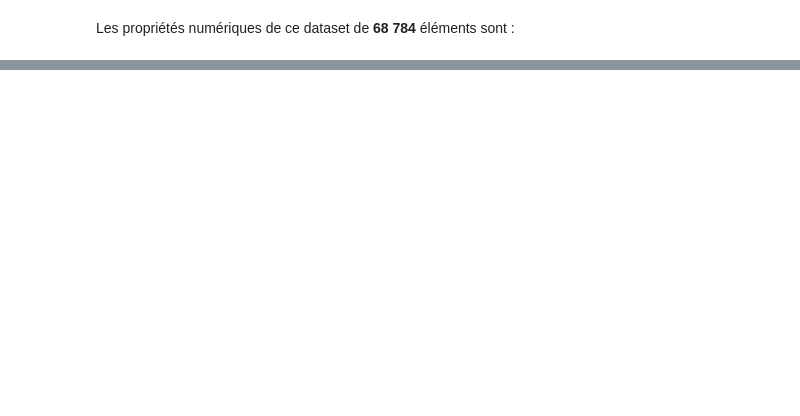
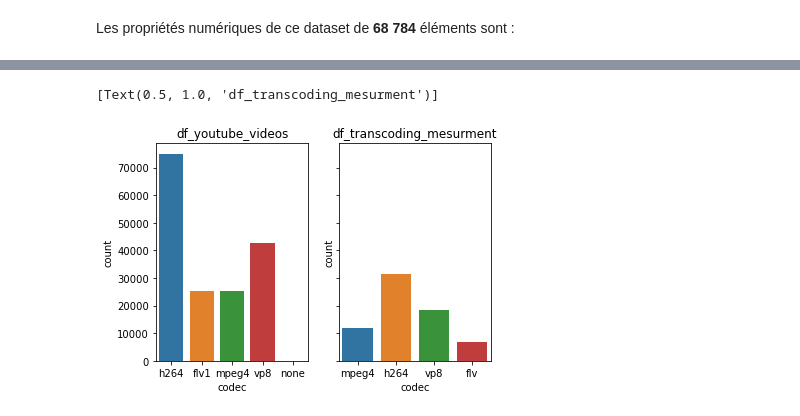
Before and after one commit to Anatole-Lapelerie/ESILV-S7-Python-for-Data-Analysis, a Jupyter notebook: main.ipynb, the cells around one changed output, grey strips where cells are left out. Cells and saved outputs as stored; diff of their text form; code cells hidden in the pictures; blank space fills up the shorter version.

```diff
--- a/main.ipynb
+++ b/main.ipynb
@@ -96,0 +144,7 @@ df_transcoding_mesurment.describe()
+# %%
+fig, axes = plt.subplots(1, 2, sharey=True)
+sns.countplot(x="codec", data=df_youtube_videos, ax=axes[0]).set(title="df_youtube_videos")
+sns.countplot(x="codec", data=df_transcoding_mesurment, ax=axes[1]).set(title="df_transcoding_mesurment")
+# %% [output]
+[Text(0.5, 1.0, 'df_transcoding_mesurment')]
+[figure, added]
```
Also changed, not shown: parts of 36 cells of this notebook, 1 other file.
